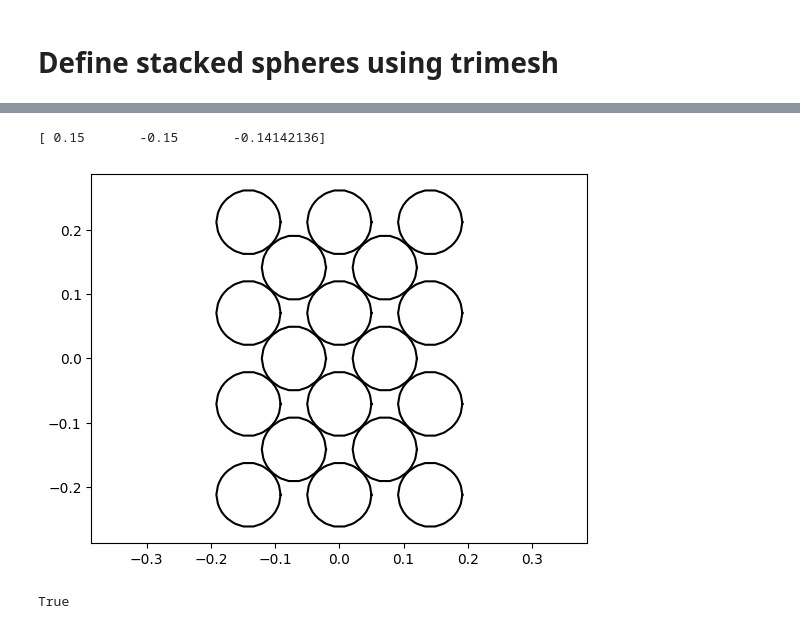
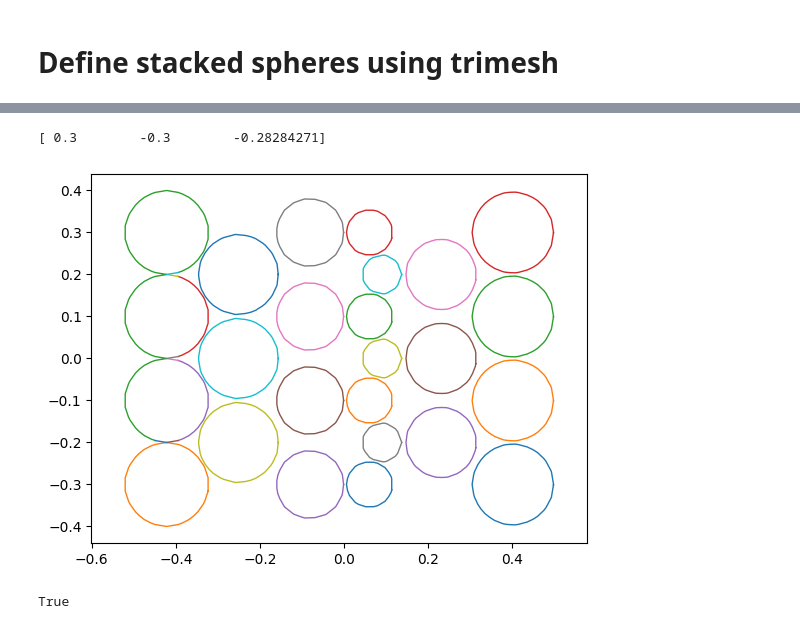
Before and after one commit to kgandhi63/g4chargeit, a Jupyter notebook: analysis/compare-stackedgeometry.ipynb, the cells around one changed output, grey strips where cells are left out. Cells and saved outputs as stored; diff of their text form; code cells hidden in the pictures.

```diff
--- a/analysis/compare-stackedgeometry.ipynb
+++ b/analysis/compare-stackedgeometry.ipynb
@@ -58,7 +123,7 @@ import numpy as np
 import trimesh
 
 # Parameters
-radius = 50  # microns
+radius = 100  # microns
 n_rows = 4
 n_cols = 4
 spacing = 2* radius #* np.sqrt(2)  # ≈ 70.71 µm, makes spheres touch along (1,1,0)
@@ -110,13 +175,13 @@ scene.show()
 # %%
 # get a single cross section of the mesh
 stacked_spheres.apply_scale(1e-3)
-section = stacked_spheres.section(plane_origin=(0,0,0), plane_normal=[1, 1, 0])
+section = stacked_spheres.section(plane_origin=(300,0,-300), plane_normal=[1, 0, 1])
 print(stacked_spheres.centroid)
-slice_2D, to_3D = section.to_planar()
+slice_2D, to_3D = section.to_2D()
 slice_2D.show()
 # %% [output]
-[ 0.15       -0.15       -0.14142136]
+[ 0.3        -0.3        -0.28284271]
-[figure, old version]
+[figure, new version]
 # %%
 import trimesh.exchange.stl
 
```
Also changed, not shown: parts of 4 cells of this notebook, 1 other file.
